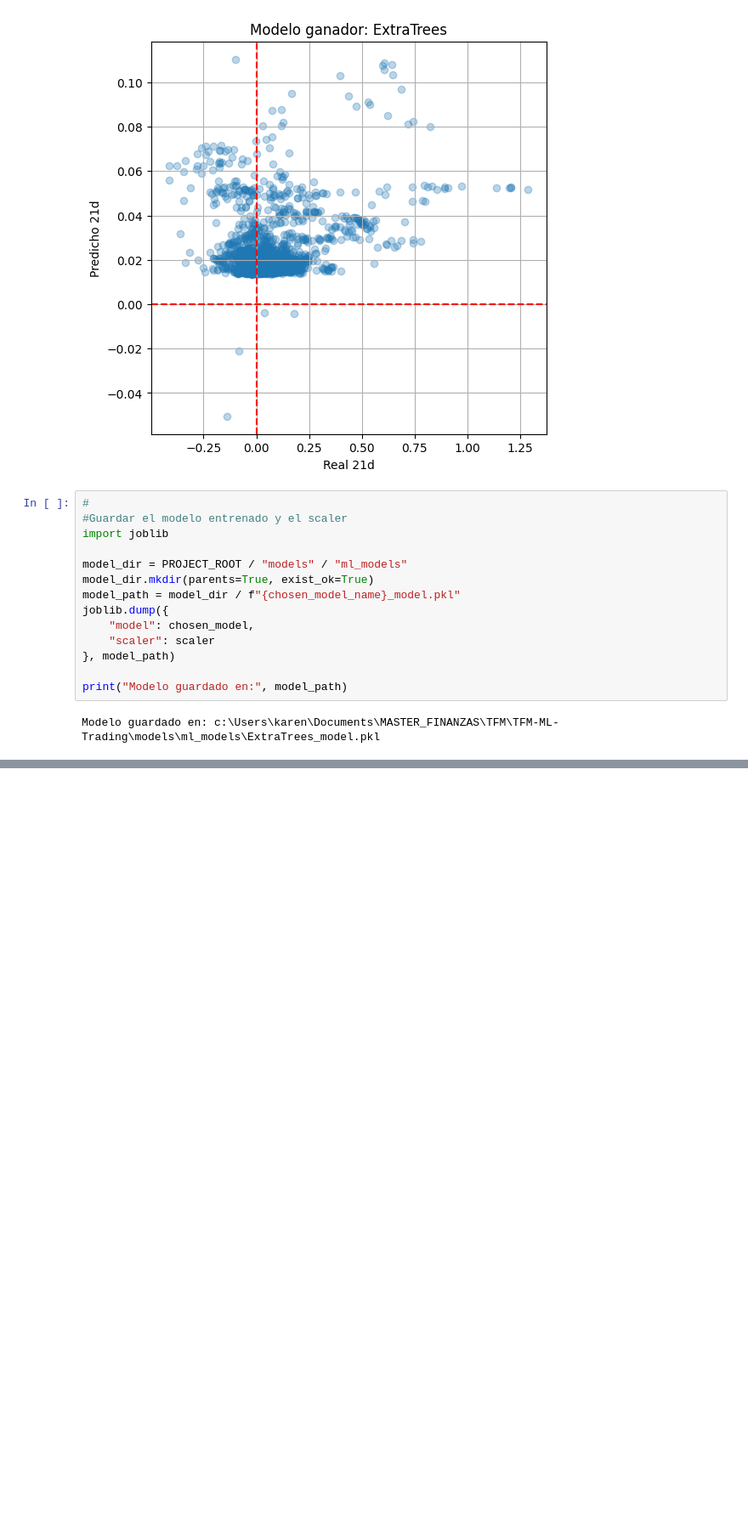
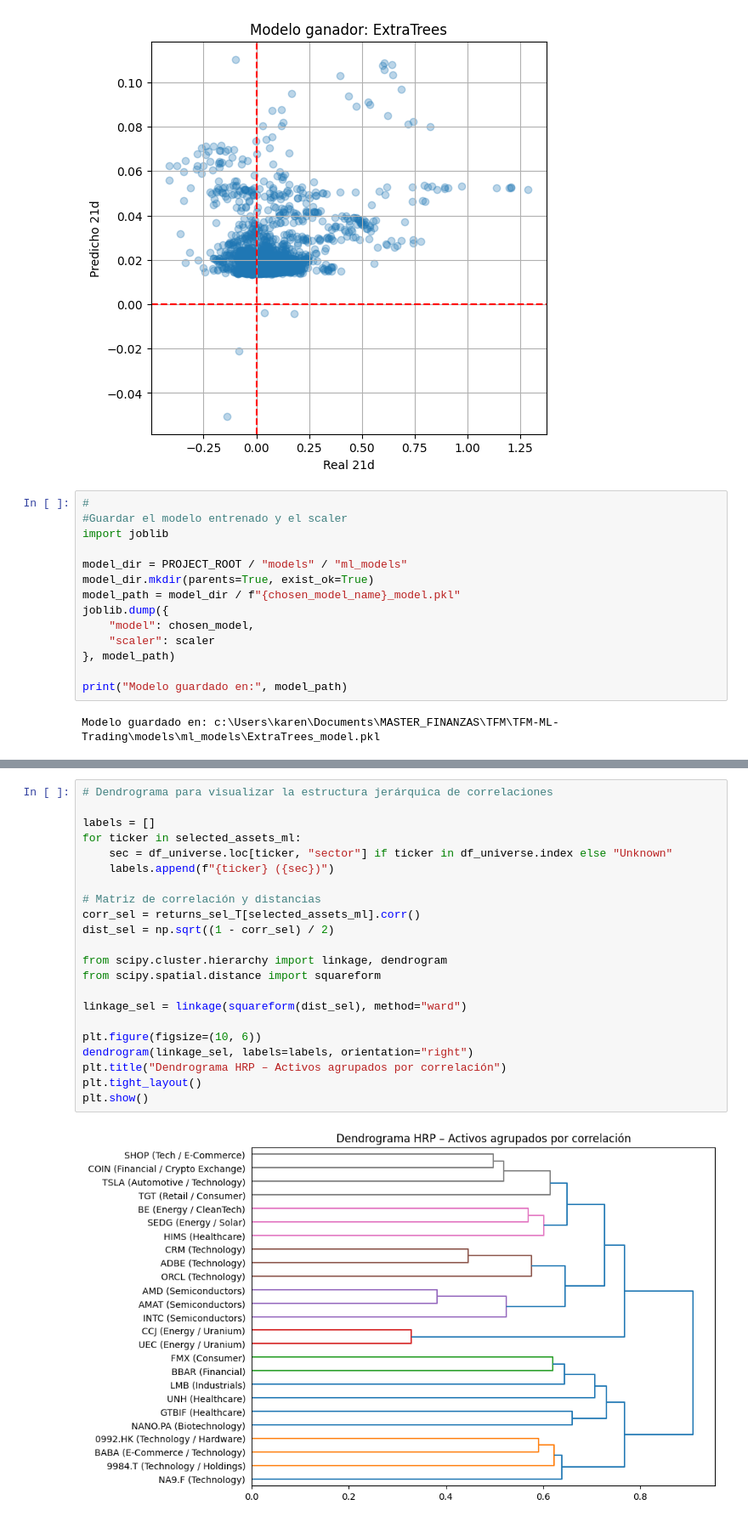
Before and after one commit to KarenFaS/Bot-Trading-Adaptativo, a Jupyter notebook: Notebooks/TFM-TRADING_ADAPTATIVO.ipynb, the cells around one changed output, grey strips where cells are left out. Shown at 85% size. Drawn from its saved outputs; the diff is of its cells as text; blank space fills up the shorter version.

```diff
--- a/Notebooks/TFM-TRADING_ADAPTATIVO.ipynb
+++ b/Notebooks/TFM-TRADING_ADAPTATIVO.ipynb
@@ -1319,0 +1142,24 @@ plt.show()
+# %%
+# Dendrograma para visualizar la estructura jerárquica de correlaciones
+
+labels = []
+for ticker in selected_assets_ml:
+    sec = df_universe.loc[ticker, "sector"] if ticker in df_universe.index else "Unknown"
+    labels.append(f"{ticker} ({sec})")
+
+# Matriz de correlación y distancias
+corr_sel = returns_sel_T[selected_assets_ml].corr()
+dist_sel = np.sqrt((1 - corr_sel) / 2)
+
+from scipy.cluster.hierarchy import linkage, dendrogram
+from scipy.spatial.distance import squareform
+
+linkage_sel = linkage(squareform(dist_sel), method="ward")
+
+plt.figure(figsize=(10, 6))
+dendrogram(linkage_sel, labels=labels, orientation="right")
+plt.title("Dendrograma HRP – Activos agrupados por correlación")
+plt.tight_layout()
+plt.show()
+# %% [output]
+[figure, added]
```
Also changed, not shown: parts of 21 cells of this notebook, 5 other files.
